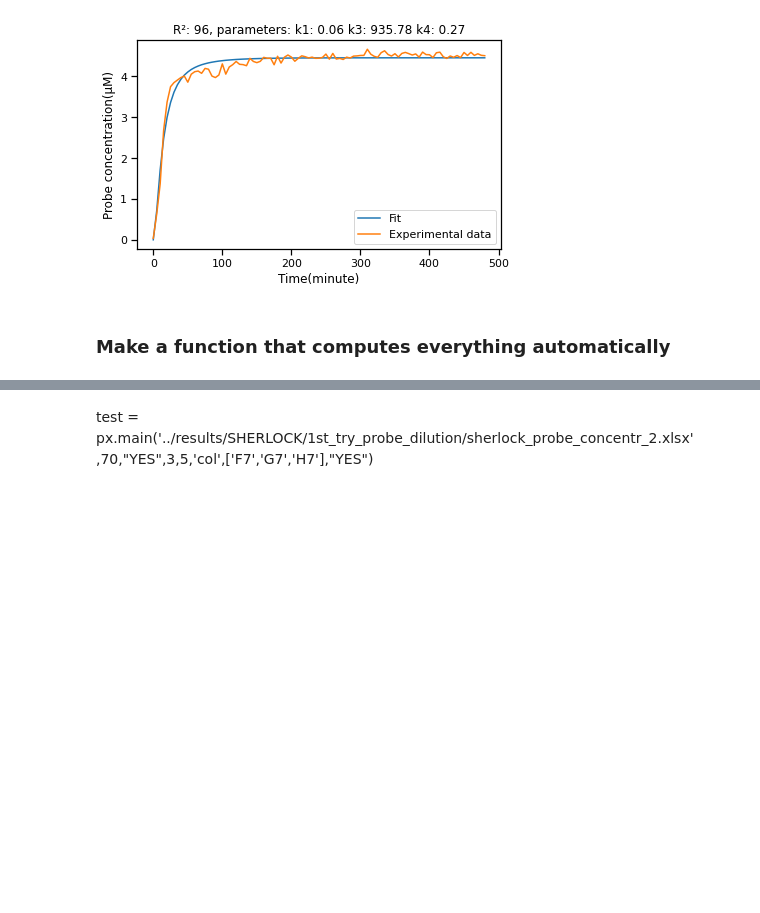
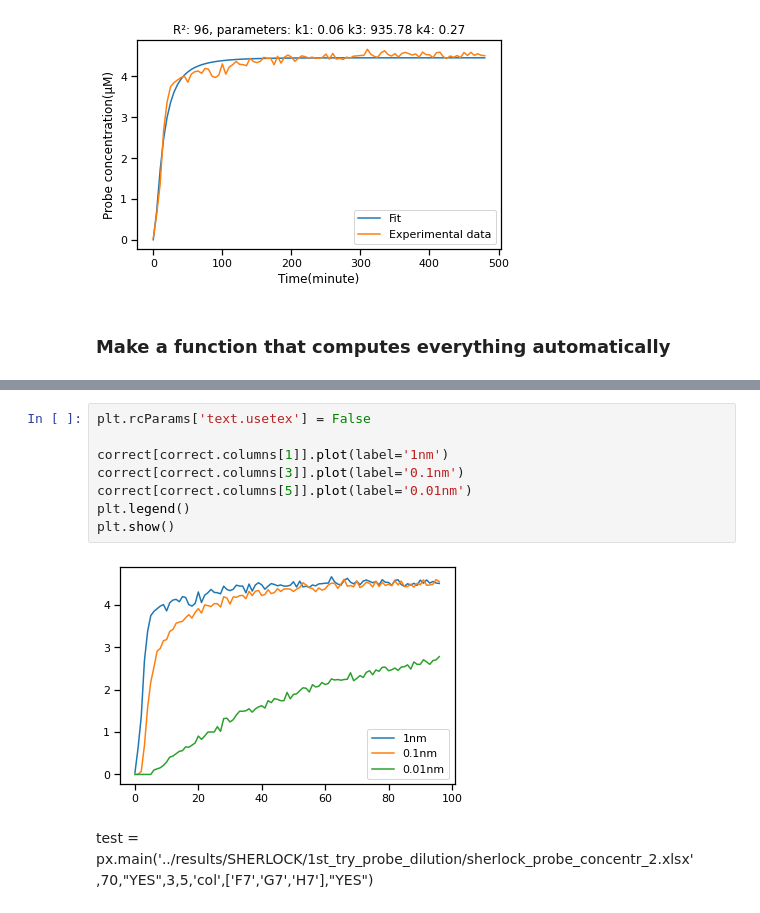
Before and after one commit to NessLfy/iGEM, a Jupyter notebook: scripts/SHERLOCK_modeling.ipynb, the cells around one changed output, grey strips where cells are left out. Saved outputs shown, nothing was run; the diff lists cells and outputs as text; blank space fills up the shorter version.

```diff
--- a/scripts/SHERLOCK_modeling.ipynb
+++ b/scripts/SHERLOCK_modeling.ipynb
@@ -375,3 +373,13 @@ The catalytic constant is 935.7804598786623 $min^{-1}$
+# %%
+plt.rcParams['text.usetex'] = False
+
+correct[correct.columns[1]].plot(label='1nm')
+correct[correct.columns[3]].plot(label='0.1nm')
+correct[correct.columns[5]].plot(label='0.01nm')
+plt.legend()
+plt.show()
+# %% [output]
+[figure, added]
 # %% [markdown]
 test = px.main('../results/SHERLOCK/1st_try_probe_dilution/sherlock_probe_concentr_2.xlsx'
                ,70,"YES",3,5,'col',['F7','G7','H7'],"YES")
```
Also changed, not shown: parts of 7 cells of this notebook.
